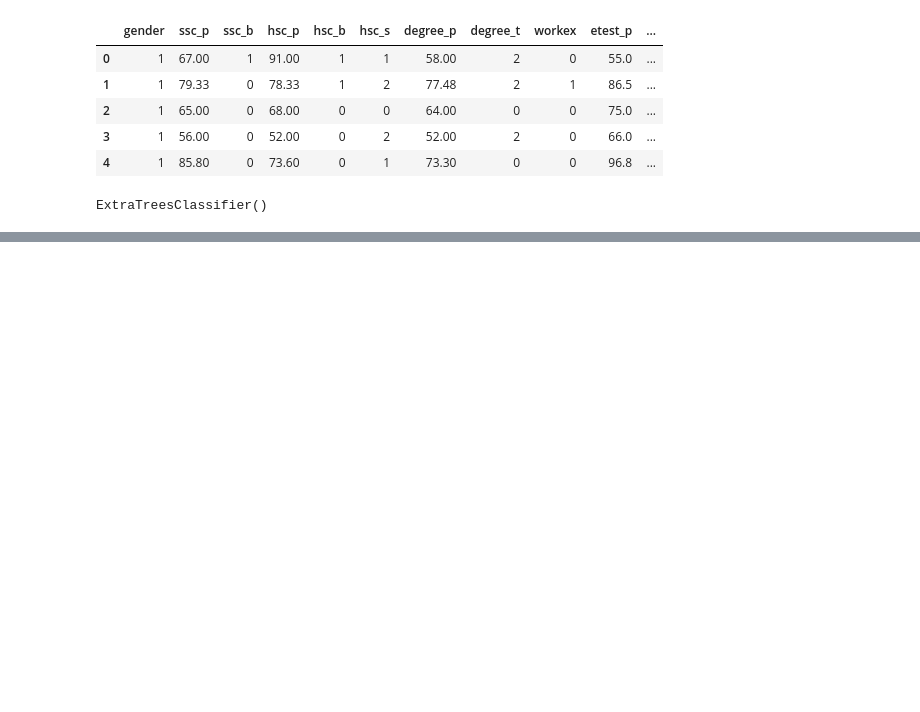
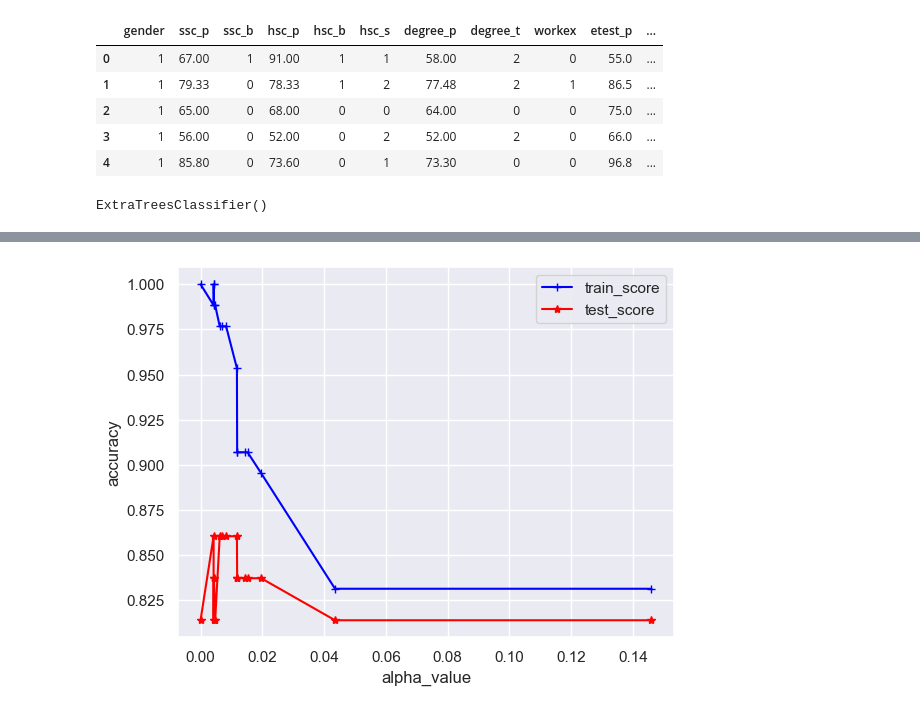
Before and after one commit to lawalsegun2025/campus_placement_predictor, a Jupyter notebook: job_placement_predictor.ipynb, the cells around one changed output, grey strips where cells are left out. Drawn from its saved outputs; the diff is of its cells as text; code cells hidden in the pictures; blank space fills up the shorter version.

```diff
--- a/job_placement_predictor.ipynb
+++ b/job_placement_predictor.ipynb
@@ -692,0 +711,15 @@ test_score = [clf.score(X_test, y_test) for clf in model_list]
+# %%
+# get train and test scores
+train_score = [clf.score(X_train, y_train) for clf in model_list]
+test_score = [clf.score(X_test, y_test) for clf in model_list]
+
+# plot the accuracy vs alpha value
+sns.set()
+plt.xlabel('alpha_value')
+plt.ylabel('accuracy')
+plt.plot(ccp_alpha,train_score,label = 'train_score',marker = '+',color = 'blue')
+plt.plot(ccp_alpha,test_score,label = 'test_score',marker = '*',color = 'red')
+plt.legend()
+plt.show()
+# %% [output]
+[figure, added]
```
Also changed, not shown: parts of 49 cells of this notebook.
